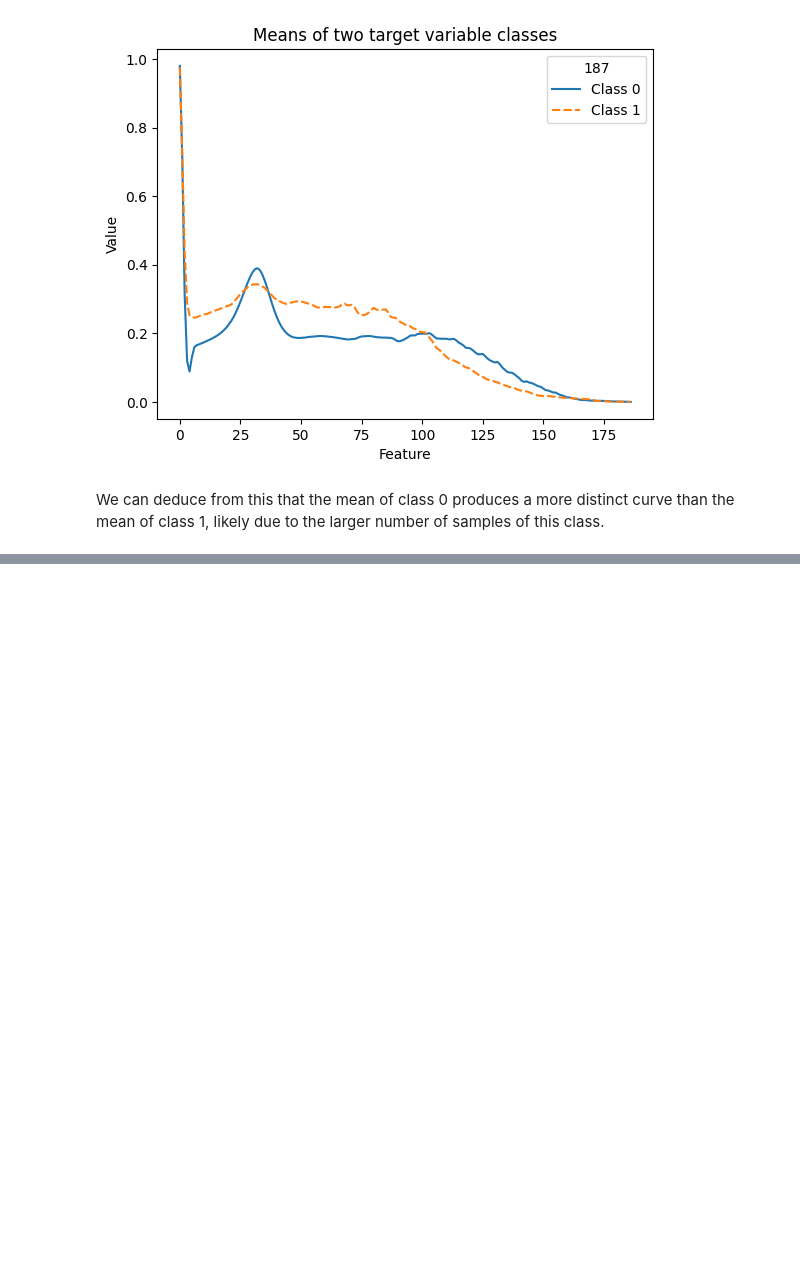
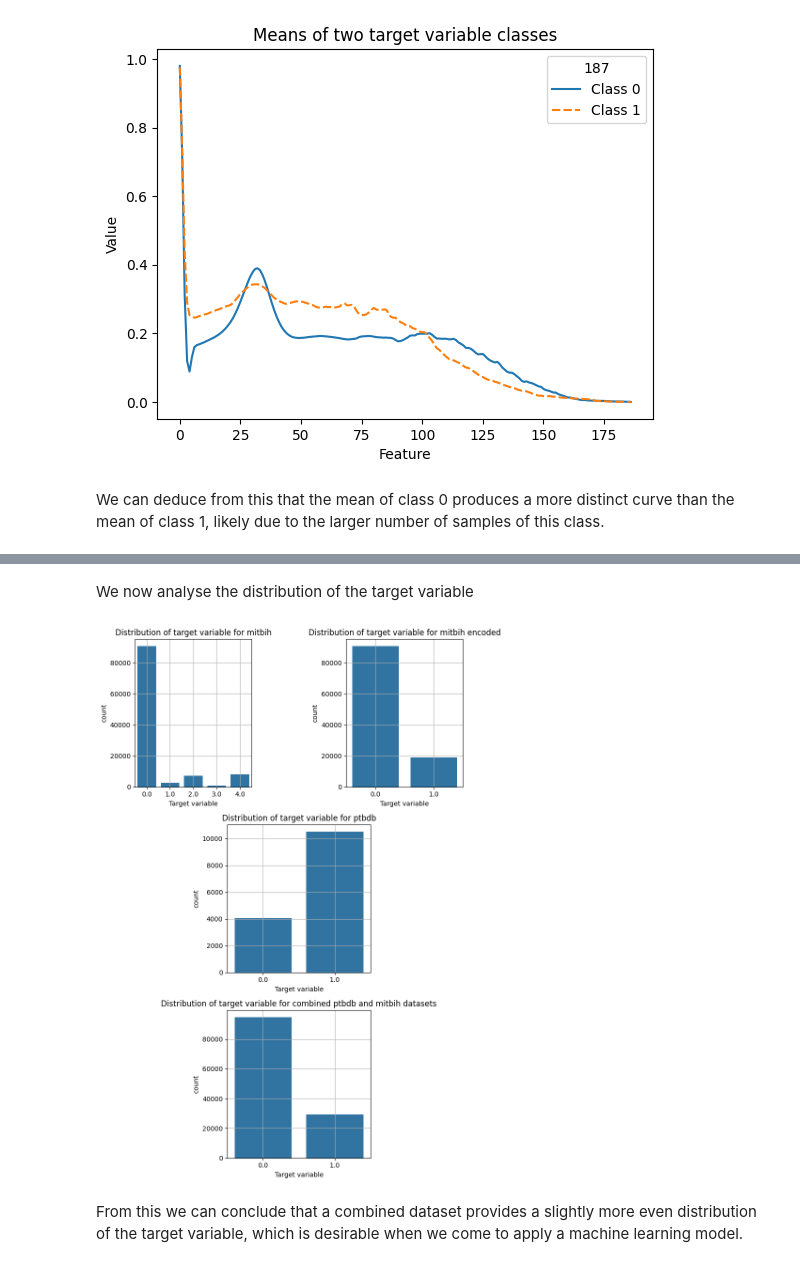
Before and after one commit to Zermatzor/DS_HeartBeat_Project, a Jupyter notebook: src/ptbdb_analysis_notebook.ipynb, the cells around one changed output, grey strips where cells are left out. Cells and saved outputs as stored; diff of their text form; code cells hidden in the pictures; blank space fills up the shorter version.

Commit message:
modified ptbdb_analysis_notebook

```diff
--- a/src/ptbdb_analysis_notebook.ipynb
+++ b/src/ptbdb_analysis_notebook.ipynb
@@ -113,0 +123,46 @@ We can deduce from this that the mean of class 0 produces a more distinct curve
+# %%
+for df in [mitbih_test, mitbih_train]:
+    df.columns = [i for i in range(len(df.columns))]
+
+mitbih = pd.concat([mitbih_train, mitbih_test])
+
+mitbih_recoded = mitbih.copy()
+mitbih_recoded[187] = mitbih_recoded[187].replace([1,2,3,4], 1)
+
+df_total = pd.concat([mitbih_recoded, ptbdb])
+# %% [markdown]
+We now analyse the distribution of the target variable
+# %%
+plt.figure(figsize=(8,12))
+
+ax1 = plt.subplot2grid((3, 2), (0, 0))
+ax2 = plt.subplot2grid((3, 2), (0, 1))
+ax3 = plt.subplot2grid((3, 4), (1, 1), colspan=2)
+ax4 = plt.subplot2grid((3, 4), (2, 1), colspan=2)
+
+sns.countplot(x=mitbih[187], ax=ax1)
+ax1.set_title('Distribution of target variable for mitbih')
+ax1.set_xlabel('Target variable')
+ax1.grid(True)
+
+sns.countplot(x=mitbih_recoded[187], ax=ax2)
+ax2.set_title('Distribution of target variable for mitbih encoded')
+ax2.set_xlabel('Target variable')
+ax2.grid(True)
+
+sns.countplot(x=ptbdb[187], ax=ax3)
+ax3.set_title('Distribution of target variable for ptbdb')
+ax3.set_xlabel('Target variable')
+ax3.grid(True)
+
+sns.countplot(x=df_total[187], ax=ax4)
+ax4.set_title('Distribution of target variable for combined ptbdb and mitbih datasets')
+ax4.set_xlabel('Target variable')
+ax4.grid(True)
+
+plt.tight_layout()
+plt.show()
+# %% [output]
+[figure, added]
+# %% [markdown]
+From this we can conclude that a combined dataset provides a slightly more even distribution of the target variable, which is desirable when we come to apply a machine learning model.
```
Also changed, not shown: parts of 4 cells of this notebook.
